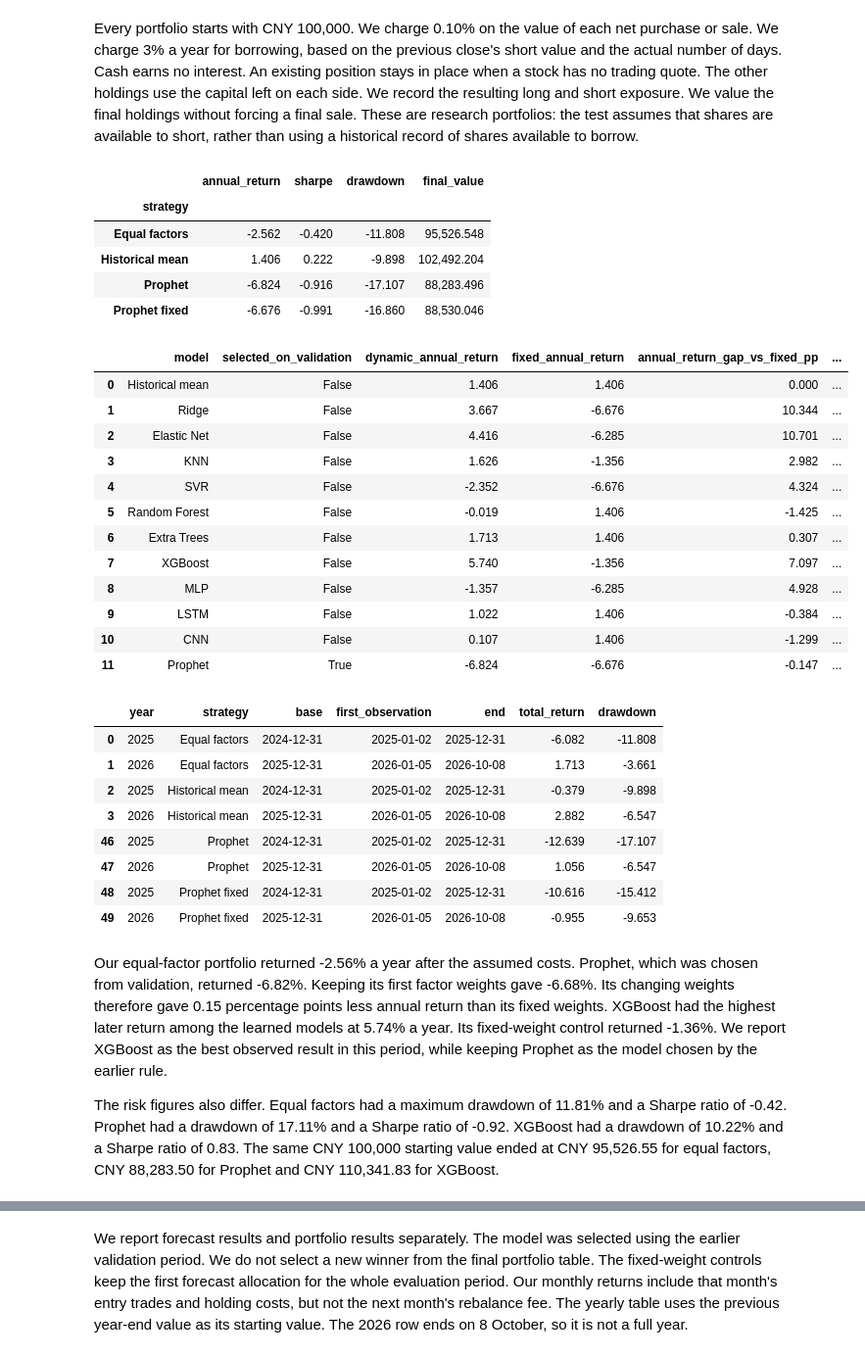
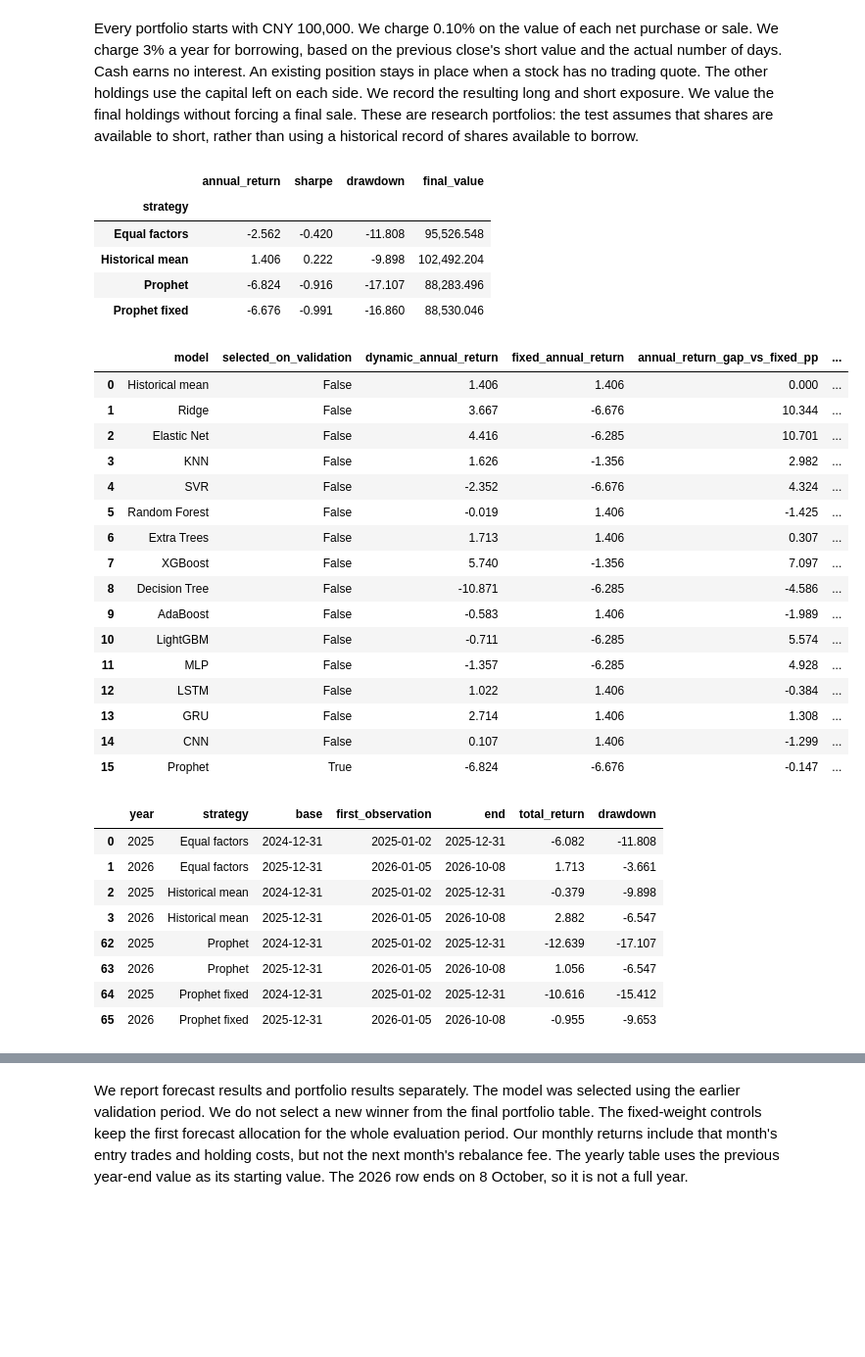
Before and after one commit to arianazmoudeh/CapstoneApplication, a Jupyter notebook: experiments/China_A_Share_Long_Short_Factor_Timing_M6.ipynb, the cells around one changed output, grey strips where cells are left out. Shown at 98% size. Saved outputs shown, nothing was run; the diff lists cells and outputs as text; code cells hidden in the pictures; blank space fills up the shorter version.

```diff
--- a/experiments/China_A_Share_Long_Short_Factor_Timing_M6.ipynb
+++ b/experiments/China_A_Share_Long_Short_Factor_Timing_M6.ipynb
@@ -499,7 +501,7 @@ Each input contains eight observed weeks. In each week we calculate one-, four-
 # %% [markdown]
 We forecast the next monthly return of each long-short factor basket. We use the same completed months for every model. The inputs stop at the decision date. We do not shuffle the months because later prices must not enter an earlier forecast. We keep the random seed fixed so we can repeat the reported run. The settings appear at the start of each model cell.
 # %%
-LEARNED_MODELS = ['Ridge', 'Elastic Net', 'KNN', 'SVR', 'Random Forest', 'Extra Trees', 'XGBoost', 'MLP', 'LSTM', 'CNN', 'Prophet']
+LEARNED_MODELS = ['Ridge', 'Elastic Net', 'KNN', 'SVR', 'Random Forest', 'Extra Trees', 'XGBoost', 'Decision Tree', 'AdaBoost', 'LightGBM', 'MLP', 'LSTM', 'GRU', 'CNN', 'Prophet']
 MODEL_FILES = RESULTS / 'model_outputs'
 MODEL_FILES.mkdir(parents=True, exist_ok=True)
 model_audits = []
@@ -1298,7 +1608,8 @@ predictions = pd.concat([
     history_predictions, ridge_predictions, elastic_net_predictions,
     knn_predictions, svr_predictions, random_forest_predictions,
     extra_trees_predictions, xgboost_predictions, mlp_predictions,
-    lstm_predictions, cnn_predictions, prophet_predictions,
+    decision_tree_predictions, adaboost_predictions, lightgbm_predictions,
+    lstm_predictions, gru_predictions, cnn_predictions, prophet_predictions,
 ], ignore_index=True).sort_values(['signal', 'model', 'factor'])
 expected_rows = len(run_signals) * len(FACTORS) * (len(LEARNED_MODELS) + 1)
 if len(predictions) != expected_rows or predictions.duplicated(['signal', 'model', 'factor']).any():
@@ -1320,12 +1631,14 @@ training_audit.to_csv(RESULTS / 'training_audit.csv', index=False)
 warning_rows = ridge_warnings + elastic_net_warnings + knn_warnings + svr_warnings
 warning_rows += random_forest_warnings + extra_trees_warnings + xgboost_warnings
 warning_rows += mlp_warnings + prophet_warnings
+warning_rows += decision_tree_warnings + adaboost_warnings + lightgbm_warnings
 model_warnings = pd.DataFrame(warning_rows, columns=['signal', 'model', 'message'])
 model_warnings.to_csv(RESULTS / 'model_warnings.csv', index=False)
-pd.concat([lstm_training, cnn_training], ignore_index=True).to_csv(RESULTS / 'training_losses.csv', index=False)
+pd.concat([lstm_training, gru_training, cnn_training], ignore_index=True).to_csv(RESULTS / 'training_losses.csv', index=False)
 pd.DataFrame(lstm_epoch_rows).to_csv(RESULTS / 'lstm_epoch_losses.csv', index=False)
 pd.DataFrame(cnn_epoch_rows).to_csv(RESULTS / 'cnn_epoch_losses.csv', index=False)
-library_versions = pd.DataFrame([{'library': name, 'version': version(name)} for name in ['numpy', 'pandas', 'scikit-learn', 'xgboost', 'torch', 'prophet']])
+pd.DataFrame(gru_epoch_rows).to_csv(RESULTS / 'gru_epoch_losses.csv', index=False)
+library_versions = pd.DataFrame([{'library': name, 'version': version(name)} for name in ['numpy', 'pandas', 'scikit-learn', 'xgboost', 'lightgbm', 'torch', 'prophet']])
 library_versions.to_csv(RESULTS / 'library_versions.csv', index=False)
 
 metric_rows = []
@@ -1992,48 +2313,48 @@ for model_name in MODEL_NAMES:
         'dynamic_sharpe': dynamic.sharpe, 'fixed_sharpe': fixed.sharpe,
         'dynamic_drawdown': dynamic.drawdown, 'fixed_drawdown': fixed.drawdown,
         'months_different_from_first_weights': int(changed_from_first.sum()),
         'changes_from_previous_month': int(changes_from_previous.sum()),
         'months_beating_fixed': int(model_months.gt(fixed_months).sum()),
         'completed_months': len(model_months),
     })
 dynamic_vs_fixed = pd.DataFrame(dynamic_fixed_rows)
 dynamic_vs_fixed.to_csv(RESULTS / 'dynamic_vs_fixed.csv', index=False)
 
 comparison_names = ['Equal factors', 'Historical mean', chosen_model, chosen_model + ' fixed']
 comparison_names = list(dict.fromkeys(comparison_names))
 display(performance_by_name.loc[comparison_names, ['annual_return', 'sharpe', 'drawdown', 'final_value']].round(3))
 display(dynamic_vs_fixed.round(3))
-display(annual_results.loc[annual_results.strategy.isin(comparison_names)].round(3))
+display(annual_results.loc[annual_results.strategy.isin(comparison_names)].round({column: 3 for column in annual_results.select_dtypes(include='number').columns}))
 # %% [output]
 |  | annual_return | sharpe | drawdown | final_value |
 | strategy |  |  |  |  |
 | Equal factors | -2.562 | -0.420 | -11.808 | 95,526.548 |
 | Historical mean | 1.406 | 0.222 | -9.898 | 102,492.204 |
 | Prophet | -6.824 | -0.916 | -17.107 | 88,283.496 |
 | Prophet fixed | -6.676 | -0.991 | -16.860 | 88,530.046 |
 |  | model | selected_on_validation | dynamic_annual_return | fixed_annual_return | annual_return_gap_vs_fixed_pp | ... |
 | 0 | Historical mean | False | 1.406 | 1.406 | 0.000 | ... |
 | 1 | Ridge | False | 3.667 | -6.676 | 10.344 | ... |
 | 2 | Elastic Net | False | 4.416 | -6.285 | 10.701 | ... |
 | 3 | KNN | False | 1.626 | -1.356 | 2.982 | ... |
 | 4 | SVR | False | -2.352 | -6.676 | 4.324 | ... |
 | 5 | Random Forest | False | -0.019 | 1.406 | -1.425 | ... |
 | 6 | Extra Trees | False | 1.713 | 1.406 | 0.307 | ... |
 | 7 | XGBoost | False | 5.740 | -1.356 | 7.097 | ... |
-| 8 | MLP | False | -1.357 | -6.285 | 4.928 | ... |
-| 9 | LSTM | False | 1.022 | 1.406 | -0.384 | ... |
-| 10 | CNN | False | 0.107 | 1.406 | -1.299 | ... |
-| 11 | Prophet | True | -6.824 | -6.676 | -0.147 | ... |
+| 8 | Decision Tree | False | -10.871 | -6.285 | -4.586 | ... |
+| 9 | AdaBoost | False | -0.583 | 1.406 | -1.989 | ... |
+| 10 | LightGBM | False | -0.711 | -6.285 | 5.574 | ... |
+| 11 | MLP | False | -1.357 | -6.285 | 4.928 | ... |
+| 12 | LSTM | False | 1.022 | 1.406 | -0.384 | ... |
+| 13 | GRU | False | 2.714 | 1.406 | 1.308 | ... |
+| 14 | CNN | False | 0.107 | 1.406 | -1.299 | ... |
+| 15 | Prophet | True | -6.824 | -6.676 | -0.147 | ... |
 |  | year | strategy | base | first_observation | end | total_return | drawdown |
 | 0 | 2025 | Equal factors | 2024-12-31 | 2025-01-02 | 2025-12-31 | -6.082 | -11.808 |
 | 1 | 2026 | Equal factors | 2025-12-31 | 2026-01-05 | 2026-10-08 | 1.713 | -3.661 |
 | 2 | 2025 | Historical mean | 2024-12-31 | 2025-01-02 | 2025-12-31 | -0.379 | -9.898 |
 | 3 | 2026 | Historical mean | 2025-12-31 | 2026-01-05 | 2026-10-08 | 2.882 | -6.547 |
-| 46 | 2025 | Prophet | 2024-12-31 | 2025-01-02 | 2025-12-31 | -12.639 | -17.107 |
-| 47 | 2026 | Prophet | 2025-12-31 | 2026-01-05 | 2026-10-08 | 1.056 | -6.547 |
-| 48 | 2025 | Prophet fixed | 2024-12-31 | 2025-01-02 | 2025-12-31 | -10.616 | -15.412 |
-| 49 | 2026 | Prophet fixed | 2025-12-31 | 2026-01-05 | 2026-10-08 | -0.955 | -9.653 |
+| 62 | 2025 | Prophet | 2024-12-31 | 2025-01-02 | 2025-12-31 | -12.639 | -17.107 |
+| 63 | 2026 | Prophet | 2025-12-31 | 2026-01-05 | 2026-10-08 | 1.056 | -6.547 |
+| 64 | 2025 | Prophet fixed | 2024-12-31 | 2025-01-02 | 2025-12-31 | -10.616 | -15.412 |
+| 65 | 2026 | Prophet fixed | 2025-12-31 | 2026-01-05 | 2026-10-08 | -0.955 | -9.653 |
-# %% [markdown]
-Our equal-factor portfolio returned -2.56% a year after the assumed costs. Prophet, which was chosen from validation, returned -6.82%. Keeping its first factor weights gave -6.68%. Its changing weights therefore gave 0.15 percentage points less annual return than its fixed weights. XGBoost had the highest later return among the learned models at 5.74% a year. Its fixed-weight control returned -1.36%. We report XGBoost as the best observed result in this period, while keeping Prophet as the model chosen by the earlier rule.
-
-The risk figures also differ. Equal factors had a maximum drawdown of 11.81% and a Sharpe ratio of -0.42. Prophet had a drawdown of 17.11% and a Sharpe ratio of -0.92. XGBoost had a drawdown of 10.22% and a Sharpe ratio of 0.83. The same CNY 100,000 starting value ended at CNY 95,526.55 for equal factors, CNY 88,283.50 for Prophet and CNY 110,341.83 for XGBoost.
```
Also changed, not shown: parts of 24 cells of this notebook, 32 other files.
